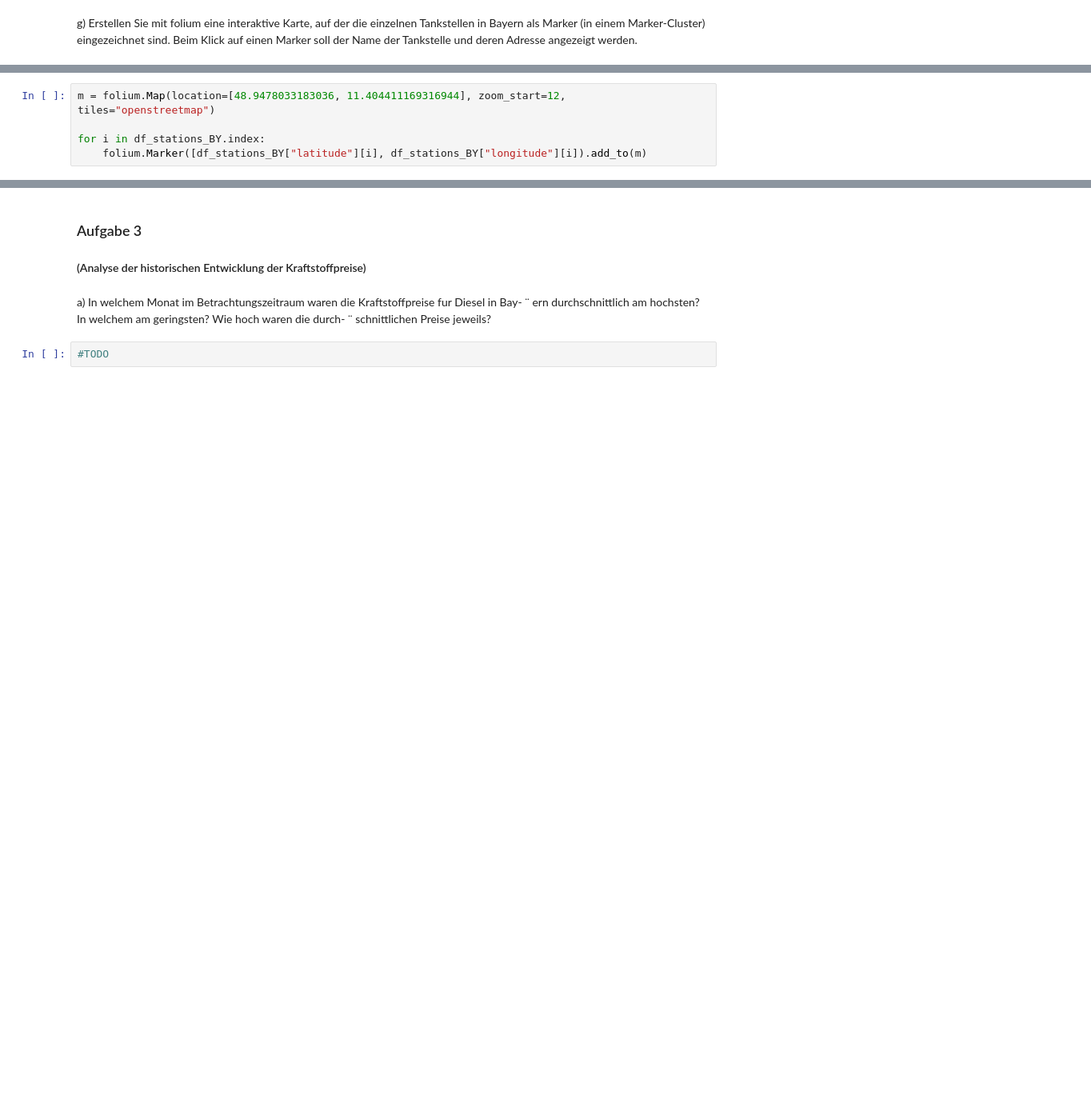
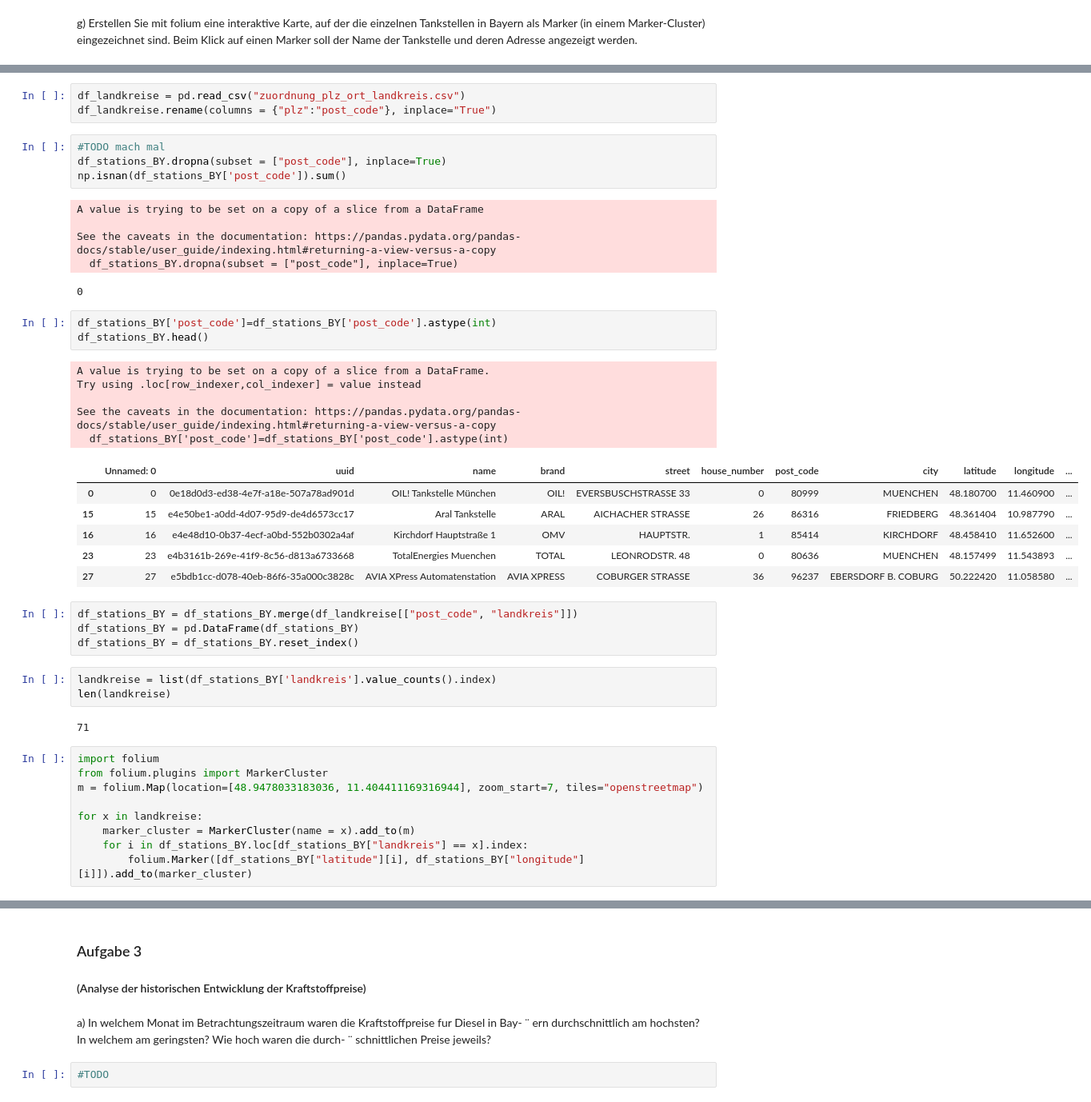
Before and after one commit to TechPiranja/DA_Stud, a Jupyter notebook: nachname_vorname.ipynb, the cells around one changed output, grey strips where cells are left out. Shown at 80% size. Drawn from its saved outputs; the diff is of its cells as text; blank space fills up the shorter version.

Commit message:
checkpoint cluster map

```diff
--- a/nachname_vorname.ipynb
+++ b/nachname_vorname.ipynb
@@ -635,7 +651,48 @@ der Name der Tankstelle und deren Adresse angezeigt werden.
+# %%
+df_landkreise = pd.read_csv("zuordnung_plz_ort_landkreis.csv")
+df_landkreise.rename(columns = {"plz":"post_code"}, inplace="True")
+# %%
+#TODO mach mal
+df_stations_BY.dropna(subset = ["post_code"], inplace=True)
+np.isnan(df_stations_BY['post_code']).sum()
+# %% [output]
+A value is trying to be set on a copy of a slice from a DataFrame
+
+See the caveats in the documentation: https://pandas.pydata.org/pandas-docs/stable/user_guide/indexing.html#returning-a-view-versus-a-copy
+  df_stations_BY.dropna(subset = ["post_code"], inplace=True)
+0
+# %%
+df_stations_BY['post_code']=df_stations_BY['post_code'].astype(int)
+df_stations_BY.head()
+# %% [output]
+A value is trying to be set on a copy of a slice from a DataFrame.
+Try using .loc[row_indexer,col_indexer] = value instead
+
+See the caveats in the documentation: https://pandas.pydata.org/pandas-docs/stable/user_guide/indexing.html#returning-a-view-versus-a-copy
+  df_stations_BY['post_code']=df_stations_BY['post_code'].astype(int)
+|  | Unnamed: 0 | uuid | name | brand | street | house_number | post_code | city | latitude | longitude | ... |
+| 0 | 0 | 0e18d0d3-ed38-4e7f-a18e-507a78ad901d | OIL! Tankstelle München | OIL! | EVERSBUSCHSTRASSE 33 | 0 | 80999 | MUENCHEN | 48.180700 | 11.460900 | ... |
+| 15 | 15 | e4e50be1-a0dd-4d07-95d9-de4d6573cc17 | Aral Tankstelle | ARAL | AICHACHER STRASSE | 26 | 86316 | FRIEDBERG | 48.361404 | 10.987790 | ... |
+| 16 | 16 | e4e48d10-0b37-4ecf-a0bd-552b0302a4af | Kirchdorf Hauptstraße 1 | OMV | HAUPTSTR. | 1 | 85414 | KIRCHDORF | 48.458410 | 11.652600 | ... |
+| 23 | 23 | e4b3161b-269e-41f9-8c56-d813a6733668 | TotalEnergies Muenchen | TOTAL | LEONRODSTR. 48 | 0 | 80636 | MUENCHEN | 48.157499 | 11.543893 | ... |
+| 27 | 27 | e5bdb1cc-d078-40eb-86f6-35a000c3828c | AVIA XPress Automatenstation | AVIA XPRESS | COBURGER STRASSE | 36 | 96237 | EBERSDORF B. COBURG | 50.222420 | 11.058580 | ... |
+# %%
+df_stations_BY = df_stations_BY.merge(df_landkreise[["post_code", "landkreis"]])
+df_stations_BY = pd.DataFrame(df_stations_BY)
+df_stations_BY = df_stations_BY.reset_index()
+# %%
+landkreise = list(df_stations_BY['landkreis'].value_counts().index)
+len(landkreise)
+# %% [output]
+71
 # %%
-m = folium.Map(location=[48.9478033183036, 11.404411169316944], zoom_start=12, tiles="openstreetmap")
+import folium
+from folium.plugins import MarkerCluster
+m = folium.Map(location=[48.9478033183036, 11.404411169316944], zoom_start=7, tiles="openstreetmap")
 
-for i in df_stations_BY.index:
-    folium.Marker([df_stations_BY["latitude"][i], df_stations_BY["longitude"][i]).add_to(m)
+for x in landkreise:
+    marker_cluster = MarkerCluster(name = x).add_to(m)
+    for i in df_stations_BY.loc[df_stations_BY["landkreis"] == x].index:
+        folium.Marker([df_stations_BY["latitude"][i], df_stations_BY["longitude"][i]]).add_to(marker_cluster)
 # %%
 m
```
Also changed, not shown: parts of 5 cells of this notebook.
